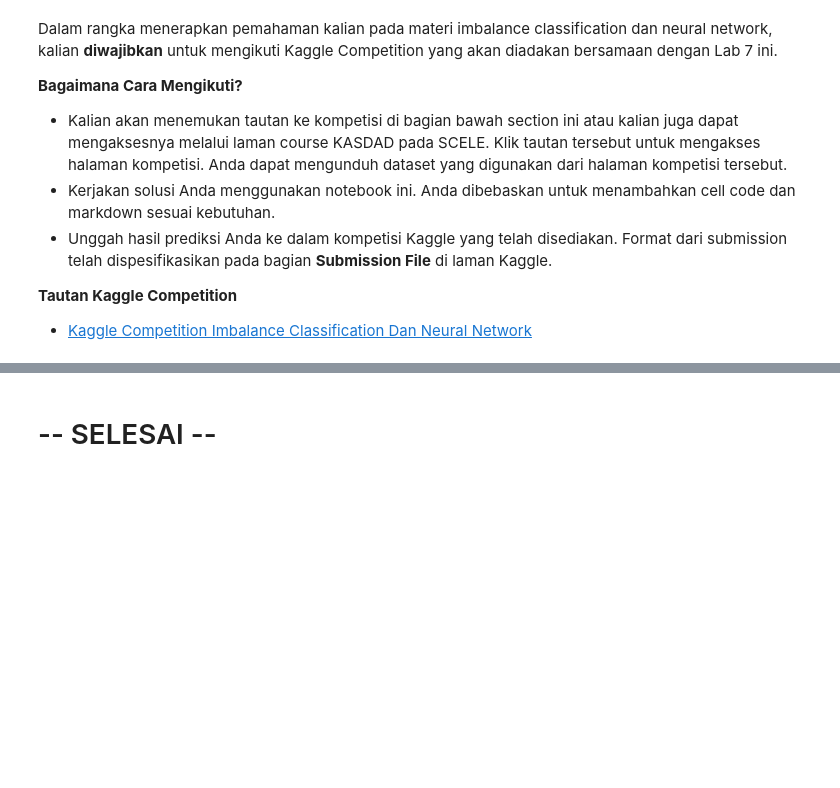
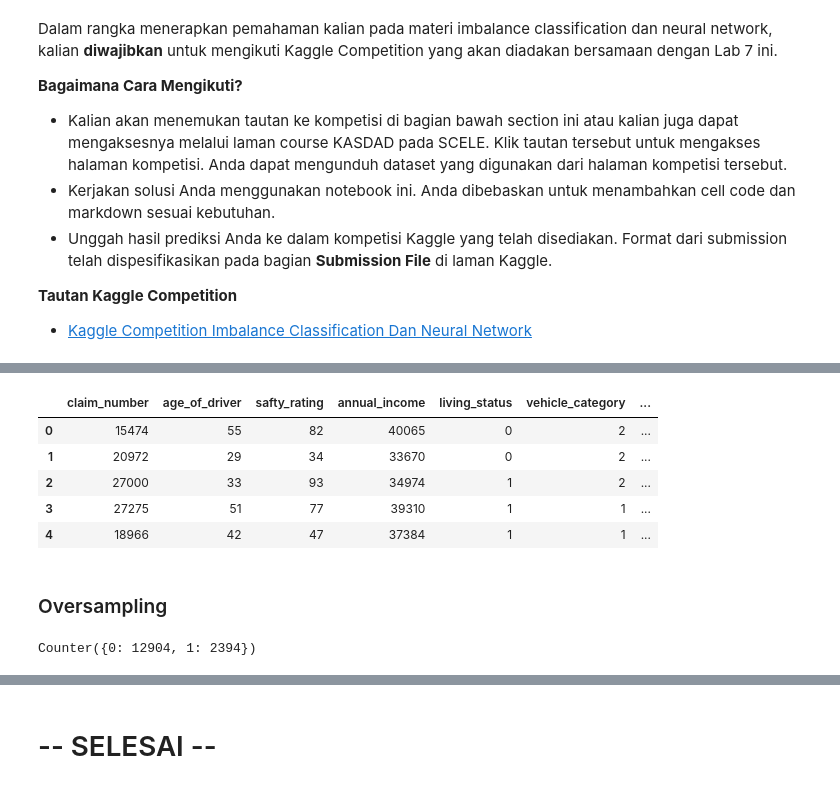
Before and after one commit to farrelayman09/lab-kasdad-7, a Jupyter notebook: Lab_7.ipynb, the cells around one changed output, grey strips where cells are left out. Cells and saved outputs as stored; diff of their text form; code cells hidden in the pictures; blank space fills up the shorter version.

```diff
--- a/Lab_7.ipynb
+++ b/Lab_7.ipynb
@@ -1171,0 +1224,19 @@ Dalam rangka menerapkan pemahaman kalian pada materi imbalance classification da
+# %%
+
+fraud_df['living_status'] = fraud_df['living_status'].map({'Own': 1, 'Rent': 0})
+fraud_df['vehicle_category'] = fraud_df['vehicle_category'].map({'Compact': 0, 'Large': 2, 'Medium':1})
+fraud_df.head()
+# %% [output]
+|  | claim_number | age_of_driver | safty_rating | annual_income | living_status | vehicle_category | ... |
+| 0 | 15474 | 55 | 82 | 40065 | 0 | 2 | ... |
+| 1 | 20972 | 29 | 34 | 33670 | 0 | 2 | ... |
+| 2 | 27000 | 33 | 93 | 34974 | 1 | 2 | ... |
+| 3 | 27275 | 51 | 77 | 39310 | 1 | 1 | ... |
+| 4 | 18966 | 42 | 47 | 37384 | 1 | 1 | ... |
+# %% [markdown]
+### Oversampling
+# %%
+y_counter = Counter(fraud_df['fraud'])
+print(y_counter)
+# %% [output]
+Counter({0: 12904, 1: 2394})
```
Also changed, not shown: parts of 55 cells of this notebook.
